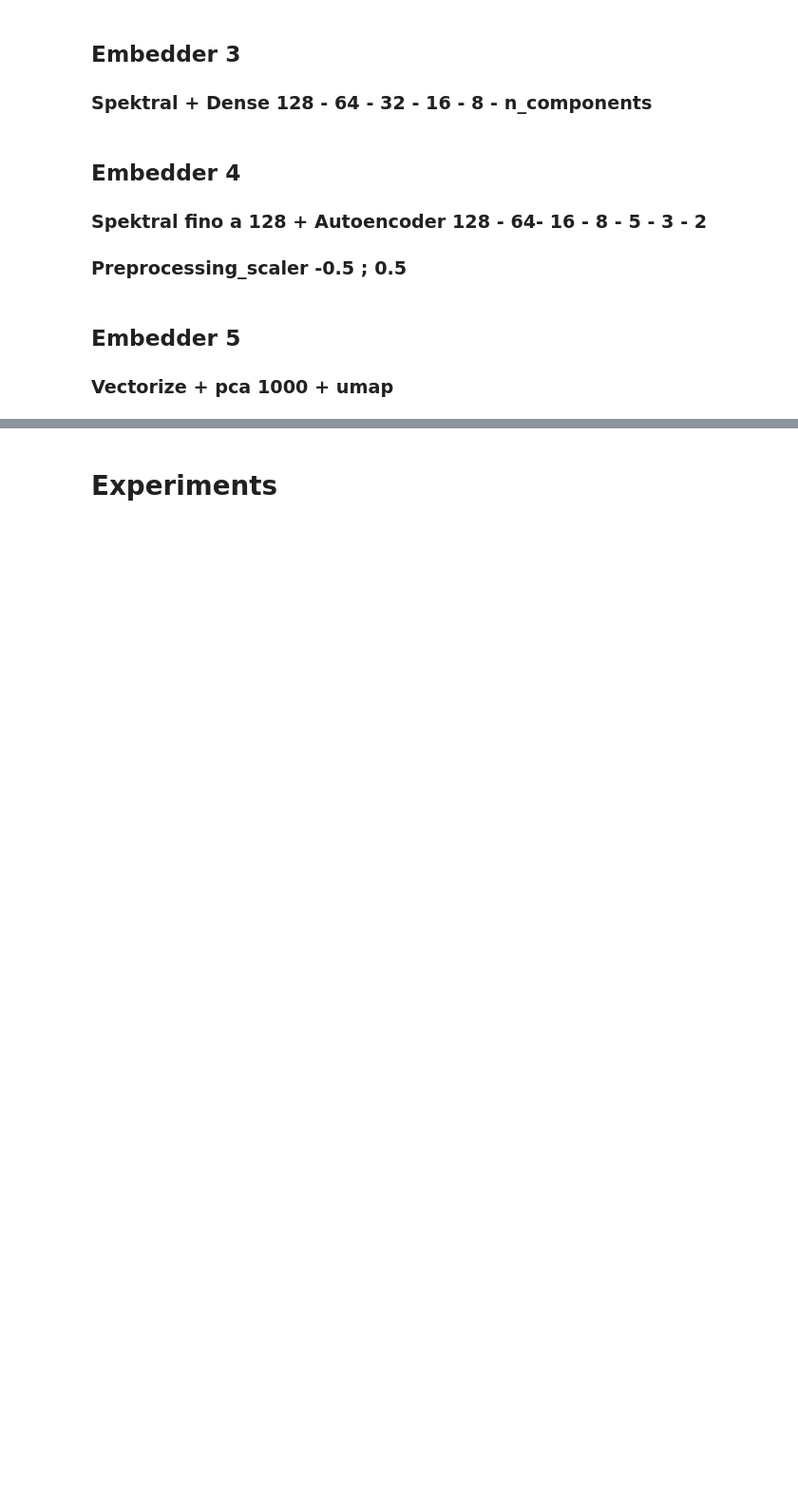
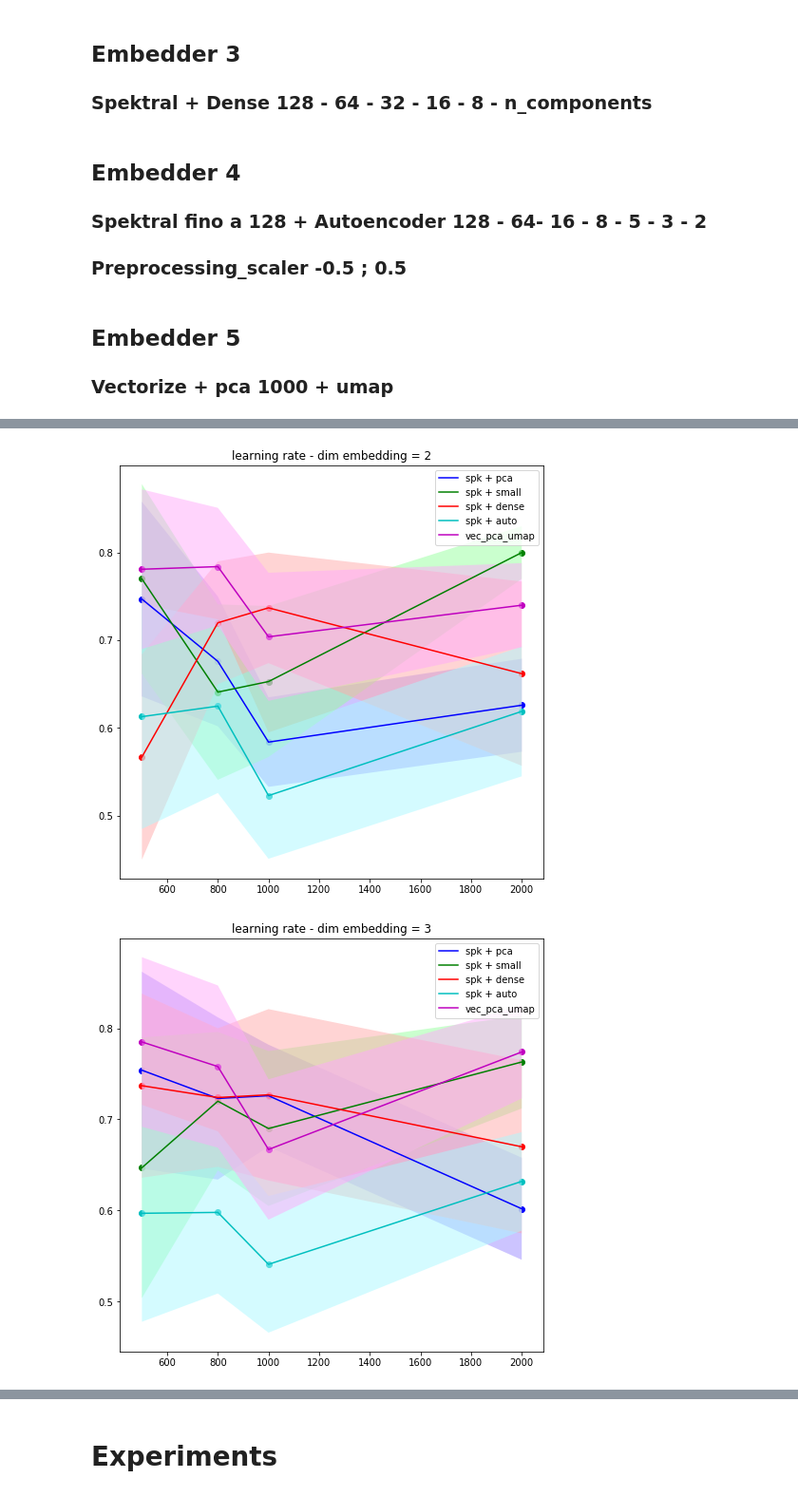
Before and after one commit to AntonioLonga/Master-thesis, a Jupyter notebook: Experiments/GNN+pca vs GNN+dense vs GNN+small vs GNN+autoencoder.ipynb, the cells around one changed output, grey strips where cells are left out. Shown: that part at 95% size. Saved outputs shown, nothing was run; the diff lists cells and outputs as text; code cells hidden in the pictures; blank space fills up the shorter version.

```diff
--- a/Experiments/GNN+pca vs GNN+dense vs GNN+small vs GNN+autoencoder.ipynb
+++ b/Experiments/GNN+pca vs GNN+dense vs GNN+small vs GNN+autoencoder.ipynb
@@ -199,0 +254,7 @@ Spketral 128 - Autoencoder denso  0.439  0.184  0.534  0.122  0.562  0.115   0.3
+# %%
+tmp_plot_std(visualizators, 2)
+tmp_plot_std(visualizators, 3)
+tmp_plot_std(visualizators, 5)
+# %% [output]
+[figure, added]
+[figure, added]
```
Also changed, not shown: parts of 18 cells of this notebook.
